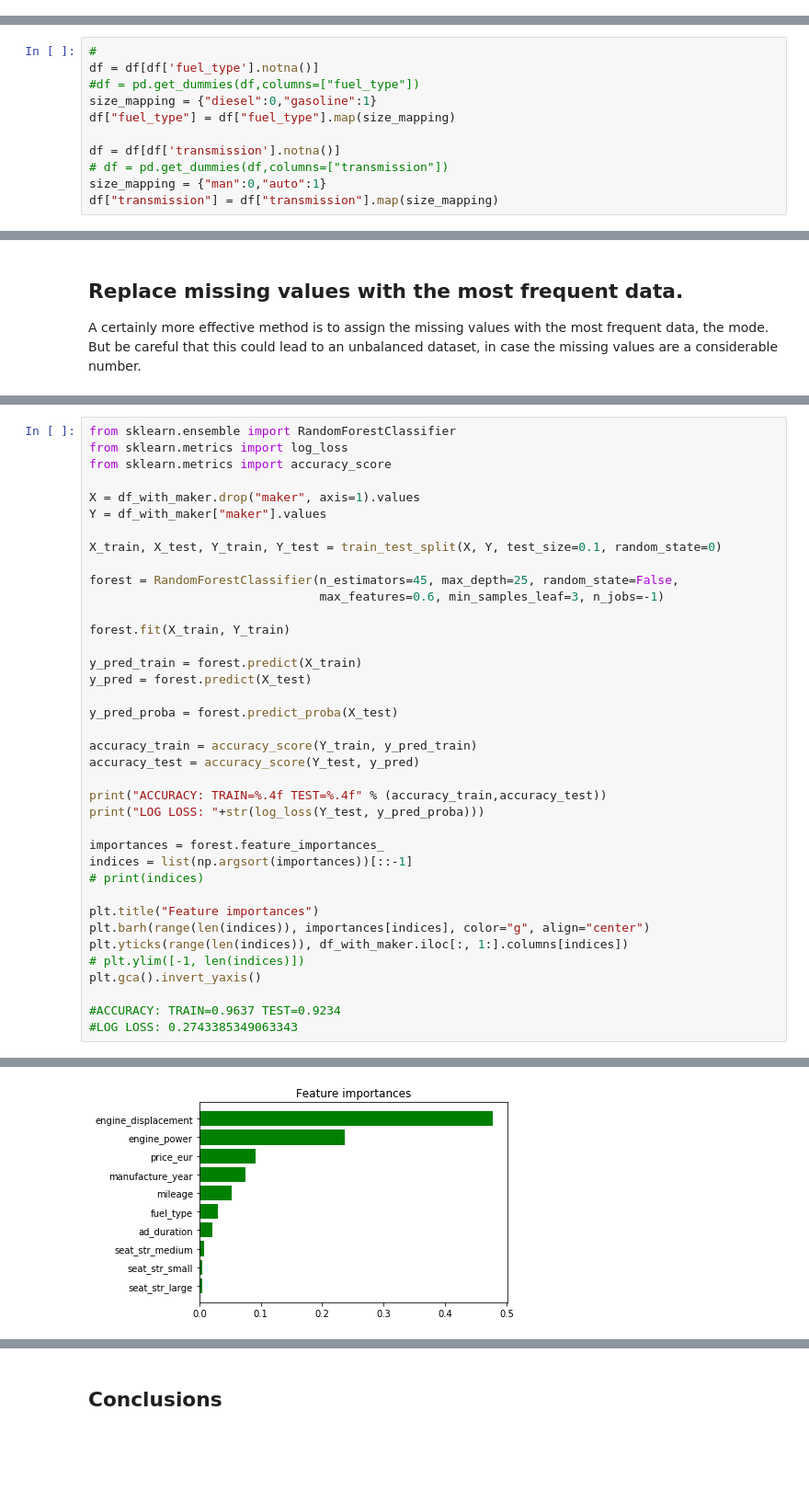
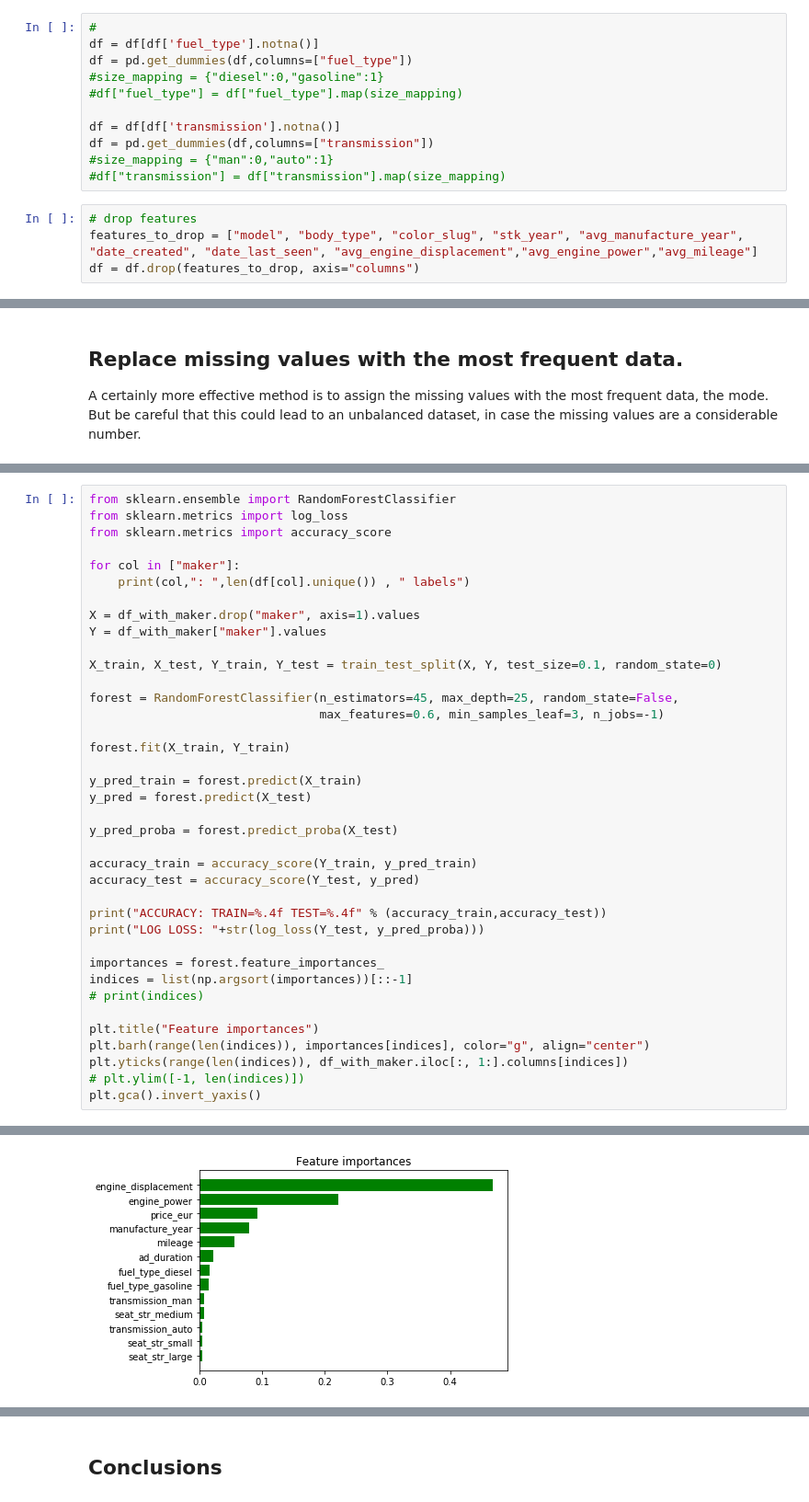
Before and after one commit to daniele-salerno/Handle-missing-values-in-Categorical-Features, a Jupyter notebook: Handle missing values in Categorical Features/Handle-missing-values-in-Categorical-Features.ipynb, the cells around one changed output, grey strips where cells are left out. Shown at 92% size. Drawn from its saved outputs; the diff is of its cells as text; blank space fills up the shorter version.

```diff
--- a/Handle missing values in Categorical Features/Handle-missing-values-in-Categorical-Features.ipynb
+++ b/Handle missing values in Categorical Features/Handle-missing-values-in-Categorical-Features.ipynb
@@ -68,0 +185,15 @@ Raw data has 3552912 rows, and 16 columns
+# %%
+#
+df = df[df['fuel_type'].notna()]
+df = pd.get_dummies(df,columns=["fuel_type"])
+#size_mapping = {"diesel":0,"gasoline":1}
+#df["fuel_type"] = df["fuel_type"].map(size_mapping)
+
+df = df[df['transmission'].notna()]
+df = pd.get_dummies(df,columns=["transmission"])
+#size_mapping = {"man":0,"auto":1}
+#df["transmission"] = df["transmission"].map(size_mapping)
+# %%
+# drop features
+features_to_drop = ["model", "body_type", "color_slug", "stk_year", "avg_manufacture_year", "date_created", "date_last_seen", "avg_engine_displacement","avg_engine_power","avg_mileage"]
+df = df.drop(features_to_drop, axis="columns")
@@ -179,11 +229,0 @@ df = df.drop(["door_count"], axis=1)
-# %%
-#
-df = df[df['fuel_type'].notna()]
-#df = pd.get_dummies(df,columns=["fuel_type"])
-size_mapping = {"diesel":0,"gasoline":1}
-df["fuel_type"] = df["fuel_type"].map(size_mapping)
-
-df = df[df['transmission'].notna()]
-# df = pd.get_dummies(df,columns=["transmission"])
-size_mapping = {"man":0,"auto":1}
-df["transmission"] = df["transmission"].map(size_mapping)
@@ -407,6 +427,9 @@ memory usage: 15.2+ MB
 from sklearn.ensemble import RandomForestClassifier
 from sklearn.metrics import log_loss
 from sklearn.metrics import accuracy_score
+
+for col in ["maker"]:
+    print(col,": ",len(df[col].unique()) , " labels")
 
 X = df_with_maker.drop("maker", axis=1).values
 Y = df_with_maker["maker"].values
@@ -438,7 +461,4 @@ plt.barh(range(len(indices)), importances[indices], color="g", align="center")
 plt.yticks(range(len(indices)), df_with_maker.iloc[:, 1:].columns[indices])
 # plt.ylim([-1, len(indices)])
 plt.gca().invert_yaxis()
-
-#ACCURACY: TRAIN=0.9637 TEST=0.9234
-#LOG LOSS: 0.2743385349063343
 # %% [output]
@@ -447 +468 @@ LOG LOSS: 0.2733889234971634
-[figure, old version]
+[figure, new version]
```
Also changed, not shown: parts of 57 cells of this notebook, 2 other files.
